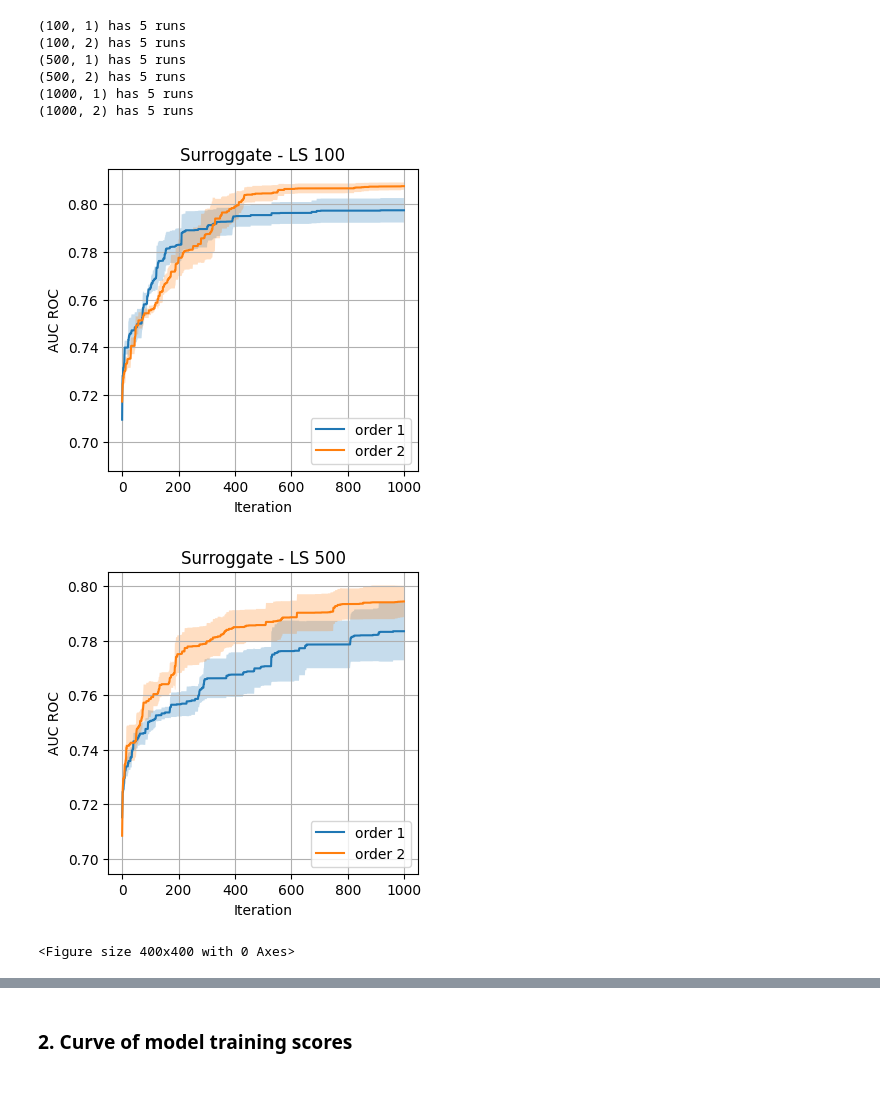
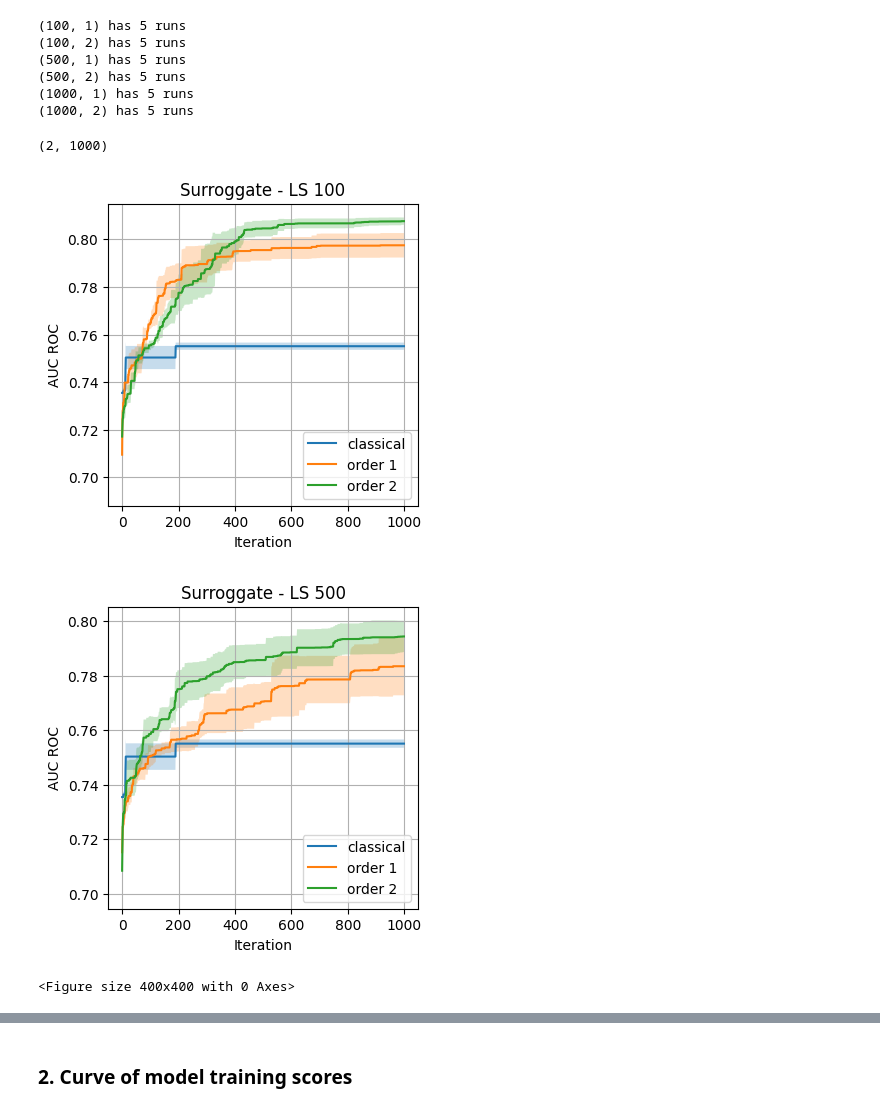
Before and after one commit to prise-3d/noise-detection-attributes-optimization, a Jupyter notebook: analysis/rendering_surrogate_models.ipynb, the cells around one changed output, grey strips where cells are left out. Saved outputs shown, nothing was run; the diff lists cells and outputs as text; code cells hidden in the pictures.

Commit message:
Add study with classical optimisation

```diff
--- a/analysis/rendering_surrogate_models.ipynb
+++ b/analysis/rendering_surrogate_models.ipynb
@@ -5,6 +5,7 @@ import matplotlib.pyplot as plt
 # %%
 data_folder = "../data"
 surrogate_data_folder = os.path.join(data_folder, "surrogate", "data")
+surrogate_static_folder = os.path.join(data_folder, "surrogate", "static")
 log_folder = os.path.join(data_folder, "logs")
 
 output_images_folder = 'images'
@@ -44,6 +45,29 @@ def extract_params(filename):
 files = os.listdir(surrogate_data_folder)
 
 data_results = {}
+static_results = []
+
+# extract static result
+for f in os.listdir(surrogate_static_folder):
+    filepath = os.path.join(surrogate_static_folder, f)
+
+    with open(filepath, 'r') as ff:
+
+        max_score = 0.
+        scores = []
+
+        for line in ff.readlines()[1:ILS+1]:
+            cscore = float(line.split(';')[-1])
+
+            if cscore > max_score:
+                max_score = cscore
+
+            scores.append(max_score)
+
+    static_results.append(scores)
+
+
+# extract all other results
 for i in range(1, N_RUNS + 1):
     for run in [ f for f in files if f"RUN_{i}_performance" in f ]:
 
@@ -91,38 +115,51 @@ for k in sorted(data_results.keys()):
 (500, 2) has 5 runs
 (1000, 1) has 5 runs
 (1000, 2) has 5 runs
+# %%
+print(np.array(static_results).shape)
+# %% [output]
+(2, 1000)
 # %%
 n_LS = 100
 
 for n_LS in [100, 500, 1000]:
     fig = plt.figure(dpi=100, figsize=(4, 4))
     ax = fig.add_subplot(111)
     ax.set_title(f'Surroggate - LS {n_LS}')
+
+    # display static results
+    data = np.array(static_results)
+
+    means = data.mean(axis=0)
+    confidences = (1.9 * data.std(axis=0)) / np.sqrt(data.shape[0])
+
+    ax.plot(means, label=f'classical')
+    ax.fill_between(np.arange(data.shape[1]), means-confidences, means+confidences, alpha=.25)
 
     for k in sorted(data_results.keys()):
         ls_iter, order = k
 
         if ls_iter == n_LS:
 
             data = np.array(data_results[k])
 
             means = data.mean(axis=0)
             confidences = (1.9 * data.std(axis=0)) / np.sqrt(N_RUNS)
 
             ax.plot(means, label=f'order {order}')
             ax.fill_between(np.arange(1000), means-confidences, means+confidences, alpha=.25)
 
     ax.grid()
     ax.legend(loc=4)
     ax.set_ylabel('AUC ROC')
     ax.set_xlabel('Iteration')
     # ax.set_yscale('log')
     fig.savefig(os.path.join(output_images_folder, f'out_performance_LS-{n_LS}.pdf'), format='pdf', bbox_inches='tight')
     #plt.show()
 fig.clf()
 # %% [output]
-[figure, old version]
+[figure, new version]
-[figure, old version]
+[figure, new version]
 <Figure size 400x400 with 0 Axes>
 # %%
 for o in [1, 2]:
```
Also changed, not shown: parts of 1 cell of this notebook.
